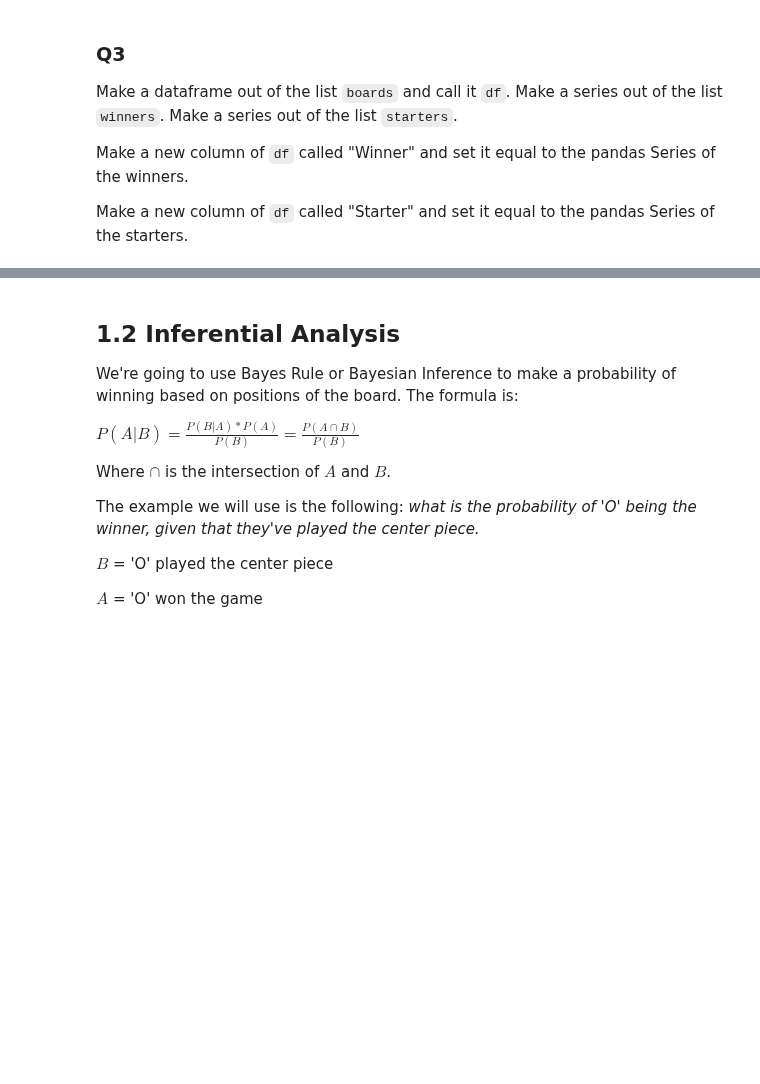
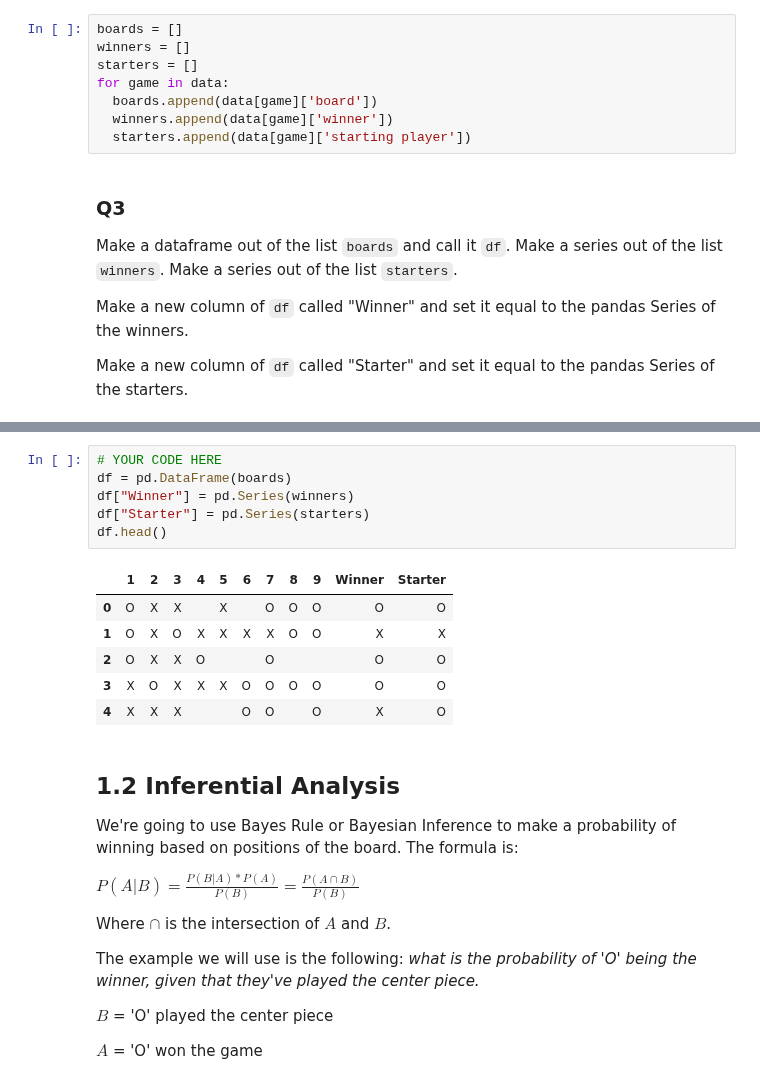
Before and after one commit to wesleybeckner/data_science_foundations, a Jupyter notebook: notebooks/solutions/SOLN_P1_Statistical_Analysis_of_TicTacToe.ipynb, the cells around one changed output, grey strips where cells are left out. Cells and saved outputs as stored; diff of their text form; blank space fills up the shorter version.

```diff
--- a/notebooks/solutions/SOLN_P1_Statistical_Analysis_of_TicTacToe.ipynb
+++ b/notebooks/solutions/SOLN_P1_Statistical_Analysis_of_TicTacToe.ipynb
@@ -253,3 +247,11 @@ for game in data:
+# %%
+boards = []
+winners = []
+starters = []
+for game in data:
+  boards.append(data[game]['board'])
+  winners.append(data[game]['winner'])
+  starters.append(data[game]['starting player'])
 # %% [markdown]
 ### Q3
 
@@ -270,3 +263,16 @@ Make a new column of `df` called "Starter" and set it equal to the pandas Series
+# %%
+# YOUR CODE HERE
+df = pd.DataFrame(boards)
+df["Winner"] = pd.Series(winners)
+df["Starter"] = pd.Series(starters)
+df.head()
+# %% [output]
+|  | 1 | 2 | 3 | 4 | 5 | 6 | 7 | 8 | 9 | Winner | Starter |
+| 0 | O | X | X |  | X |  | O | O | O | O | O |
+| 1 | O | X | O | X | X | X | X | O | O | X | X |
+| 2 | O | X | X | O |  |  | O |  |  | O | O |
+| 3 | X | O | X | X | X | O | O | O | O | O | O |
+| 4 | X | X | X |  |  | O | O |  | O | X | O |
 # %% [markdown]
 ## 1.2 Inferential Analysis
 
```
Also changed, not shown: parts of 15 cells of this notebook, 2 other files.
